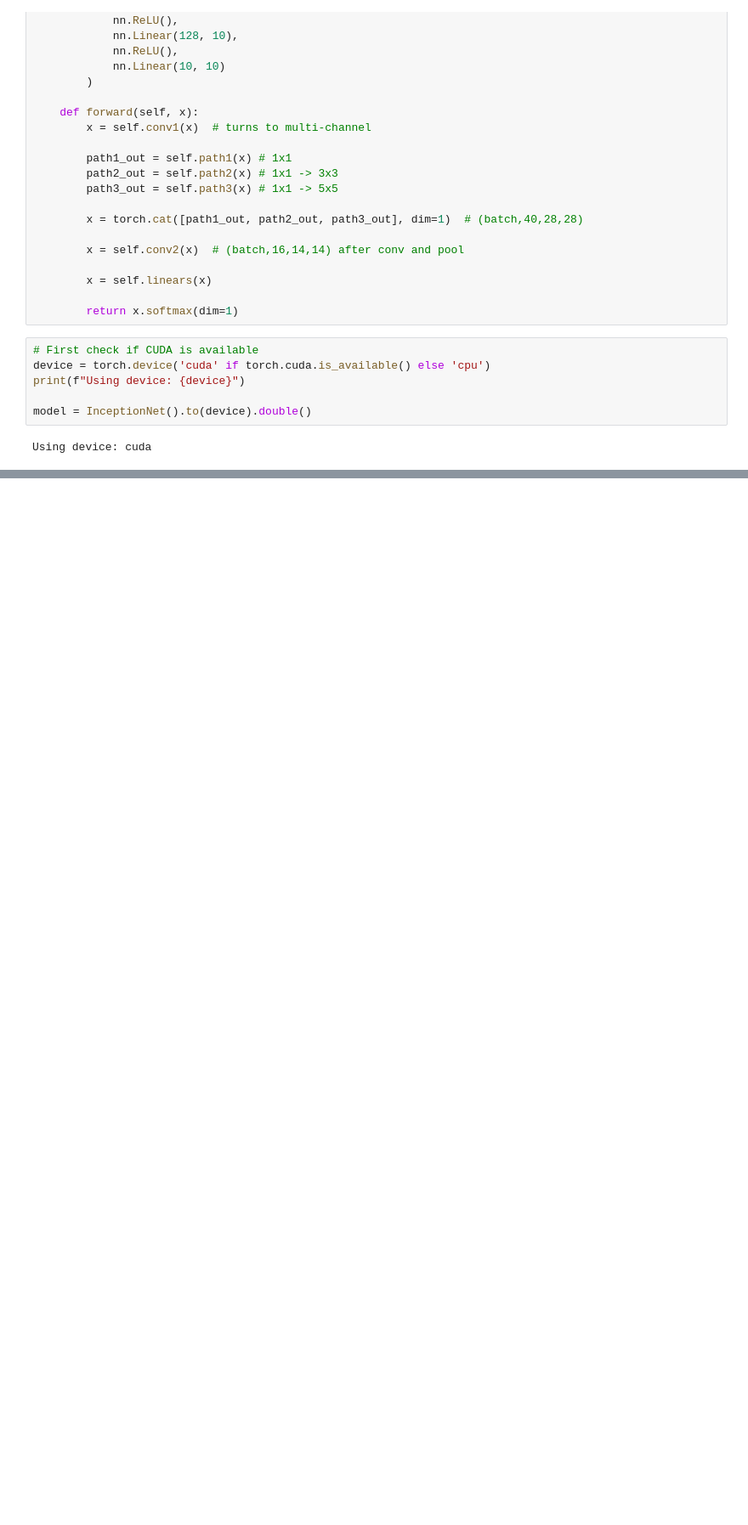
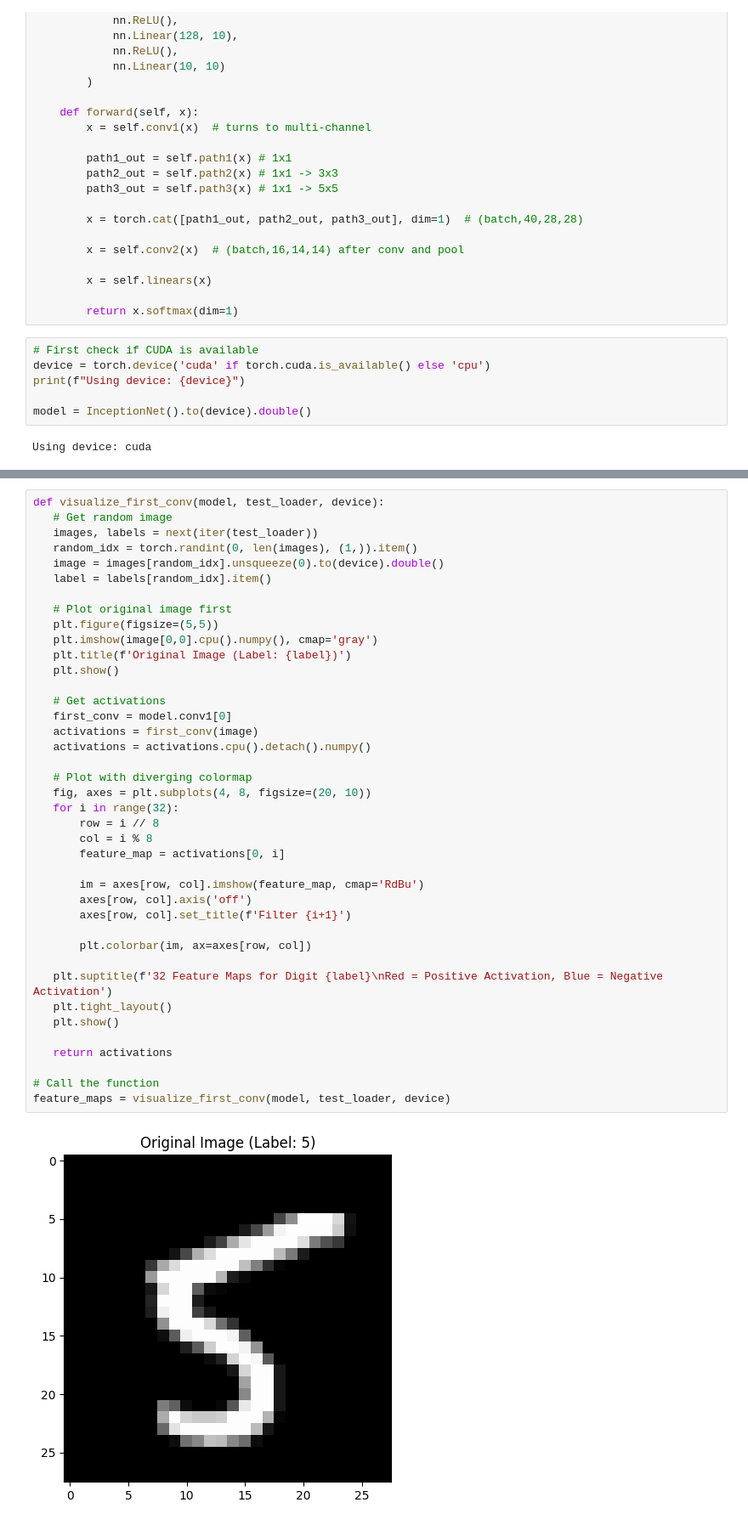
Before and after one commit to DanielChahine004/TrainableParamaterisedQuantumCircuit, a Jupyter notebook: InceptionNet(noQPC).ipynb, the cells around one changed output, grey strips where cells are left out. Shown at 85% size. Cells and saved outputs as stored; diff of their text form; blank space fills up the shorter version.

```diff
--- a/InceptionNet(noQPC).ipynb
+++ b/InceptionNet(noQPC).ipynb
@@ -339,0 +340,42 @@ Overall Accuracy: 98.40% (9840/10000)
+# %%
+def visualize_first_conv(model, test_loader, device):
+   # Get random image
+   images, labels = next(iter(test_loader))
+   random_idx = torch.randint(0, len(images), (1,)).item()
+   image = images[random_idx].unsqueeze(0).to(device).double()
+   label = labels[random_idx].item()
+
+   # Plot original image first
+   plt.figure(figsize=(5,5))
+   plt.imshow(image[0,0].cpu().numpy(), cmap='gray')
+   plt.title(f'Original Image (Label: {label})')
+   plt.show()
+
+   # Get activations
+   first_conv = model.conv1[0]
+   activations = first_conv(image)
+   activations = activations.cpu().detach().numpy()
+
+   # Plot with diverging colormap
+   fig, axes = plt.subplots(4, 8, figsize=(20, 10))
+   for i in range(32):
+       row = i // 8
+       col = i % 8
+       feature_map = activations[0, i]
+
+       im = axes[row, col].imshow(feature_map, cmap='RdBu')
+       axes[row, col].axis('off')
+       axes[row, col].set_title(f'Filter {i+1}')
+
+       plt.colorbar(im, ax=axes[row, col])
+
+   plt.suptitle(f'32 Feature Maps for Digit {label}\nRed = Positive Activation, Blue = Negative Activation')
+   plt.tight_layout()
+   plt.show()
+
+   return activations
+
+# Call the function
+feature_maps = visualize_first_conv(model, test_loader, device)
+# %% [output]
+[figure, added]
```
Also changed, not shown: parts of 4 cells of this notebook.
